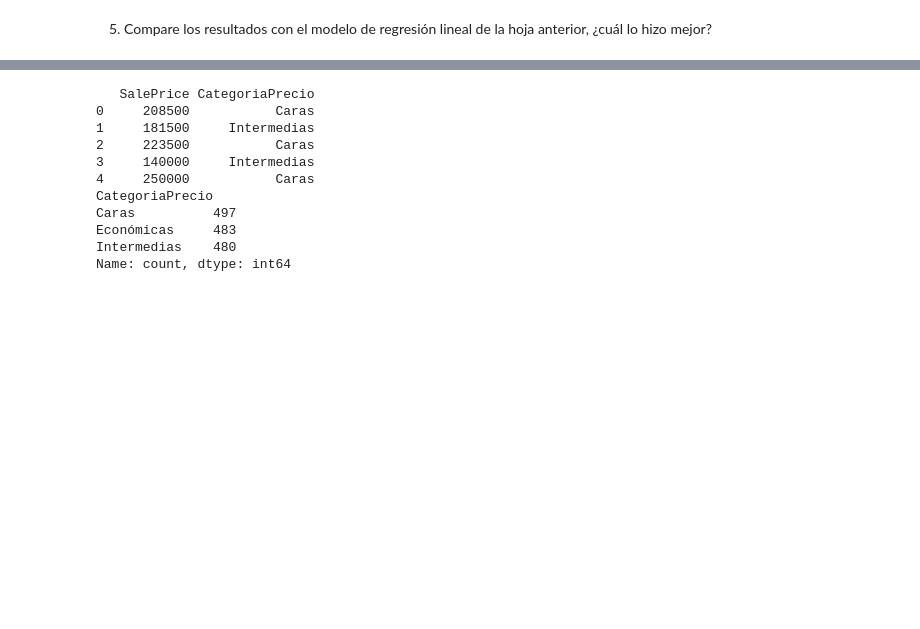
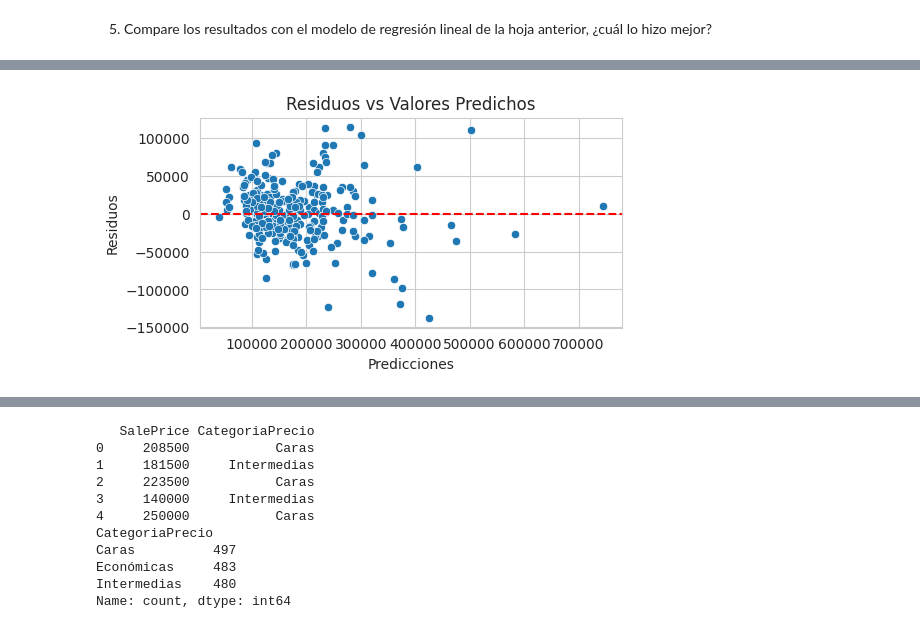
Before and after one commit to BiancaCalderon/HDT4-MineriaDatos, a Jupyter notebook: HDT4_arboles.ipynb, the cells around one changed output, grey strips where cells are left out. Cells and saved outputs as stored; diff of their text form; code cells hidden in the pictures; blank space fills up the shorter version.

```diff
--- a/HDT4_arboles.ipynb
+++ b/HDT4_arboles.ipynb
@@ -278,0 +388,17 @@ mejor?
+# %%
+# Gráficas de análisis
+residuos = y_test_new - predicciones
+
+plt.figure(figsize=(12, 6))
+
+# Gráfico de residuos vs valores predichos
+plt.subplot(2, 2, 4)
+sns.scatterplot(x=predicciones, y=residuos)
+plt.axhline(0, color='red', linestyle='--')
+plt.title('Residuos vs Valores Predichos')
+plt.xlabel('Predicciones')
+plt.ylabel('Residuos')
+
+plt.show()
+# %% [output]
+[figure, added]
```
Also changed, not shown: parts of 18 cells of this notebook.
